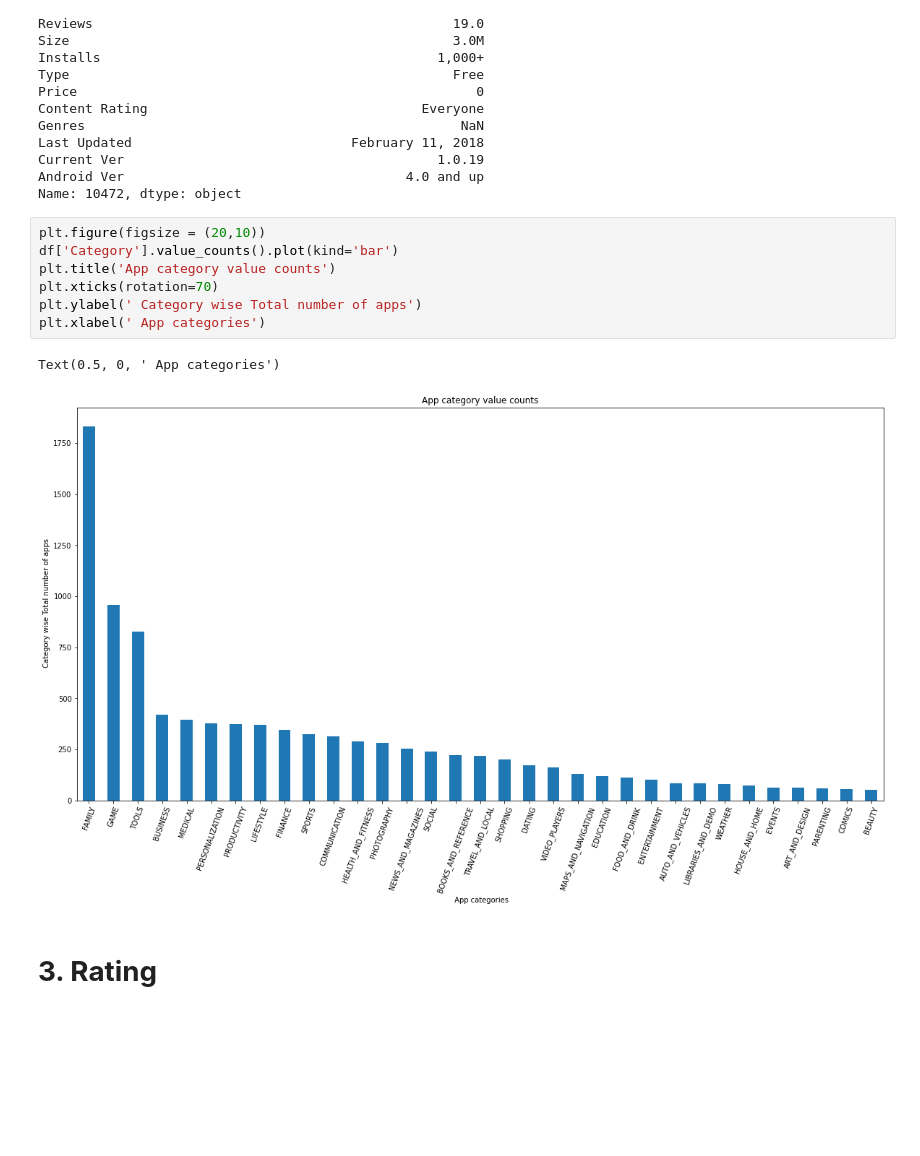
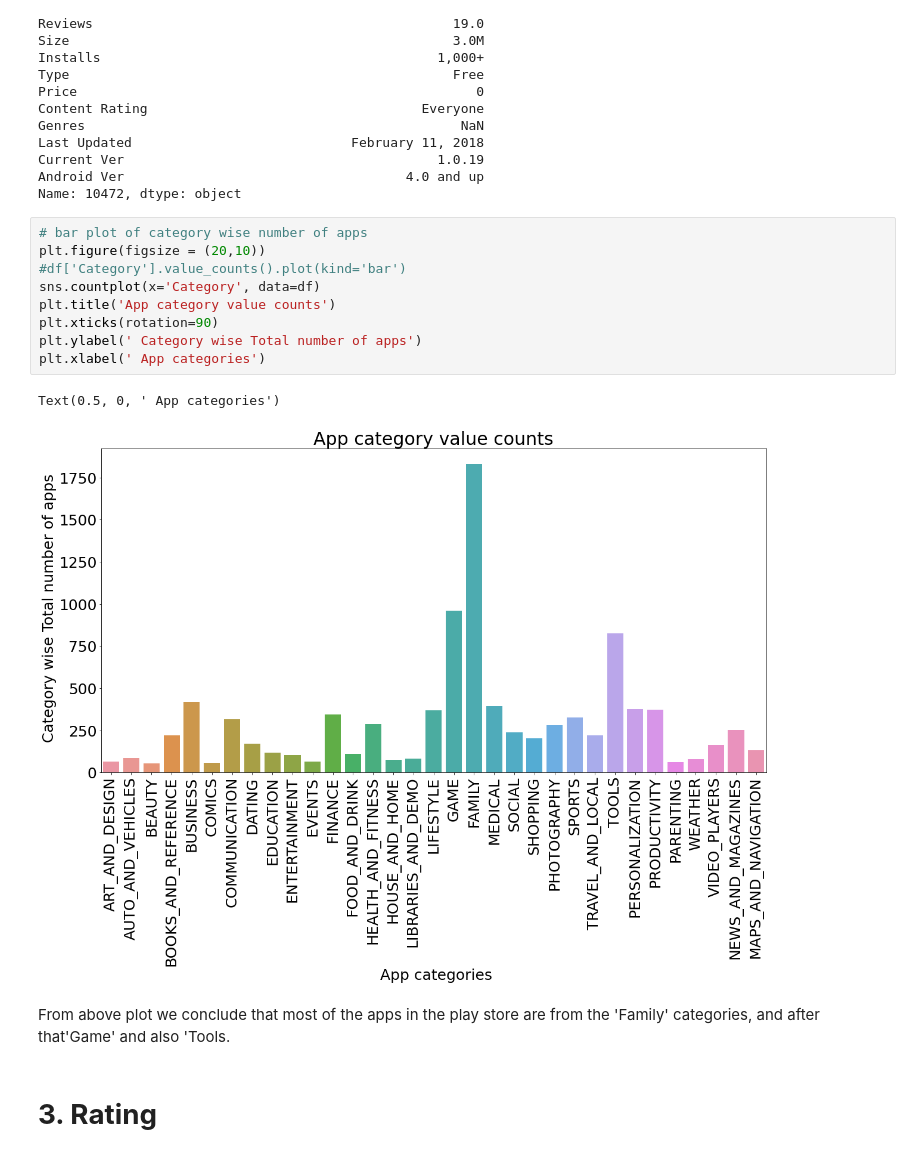
Before and after one commit to gajanankumar/EDA_Play_store_apps, a Jupyter notebook: Copy_of_Play_Store_App_Review_Analysis_Capstone_Project.ipynb, the cells around one changed output. Drawn from its saved outputs; the diff is of its cells as text; blank space fills up the shorter version.

```diff
--- a/Copy_of_Play_Store_App_Review_Analysis_Capstone_Project.ipynb
+++ b/Copy_of_Play_Store_App_Review_Analysis_Capstone_Project.ipynb
@@ -383,15 +386,19 @@ Current Ver                                        1.0.19
 Android Ver                                    4.0 and up
 Name: 10472, dtype: object
 # %%
+# bar plot of category wise number of apps
 plt.figure(figsize = (20,10))
-df['Category'].value_counts().plot(kind='bar')
+#df['Category'].value_counts().plot(kind='bar')
+sns.countplot(x='Category', data=df)
 plt.title('App category value counts')
-plt.xticks(rotation=70)
+plt.xticks(rotation=90)
 plt.ylabel(' Category wise Total number of apps')
 plt.xlabel(' App categories')
 # %% [output]
 Text(0.5, 0, ' App categories')
-[figure, old version]
+[figure, new version]
+# %% [markdown]
+From above plot we conclude that most of the apps in the play store are from the 'Family' categories, and after that'Game' and also 'Tools.
 # %% [markdown]
 # **3. Rating**
 # %%
```
Also changed, not shown: parts of 170 cells of this notebook.
